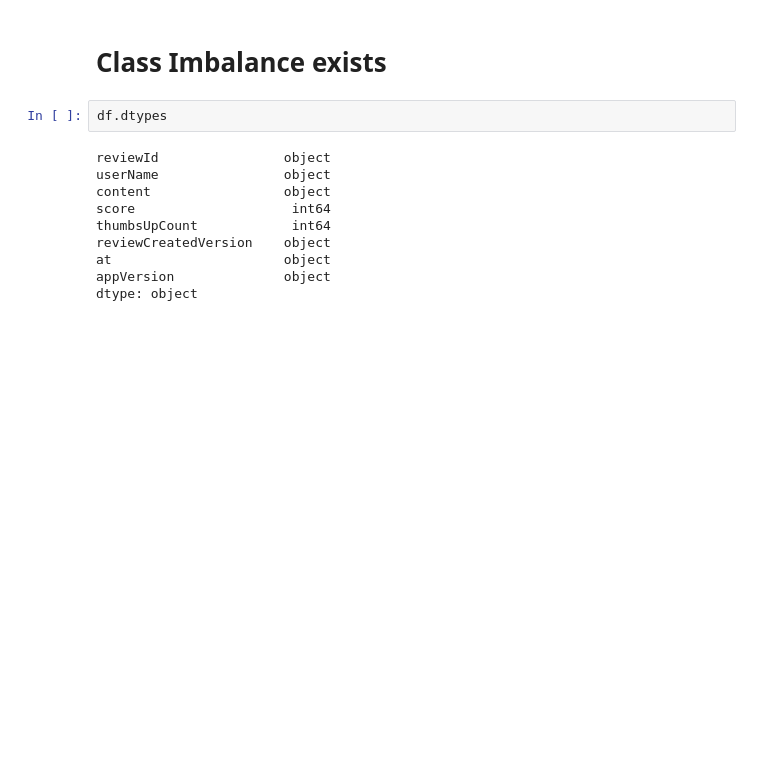
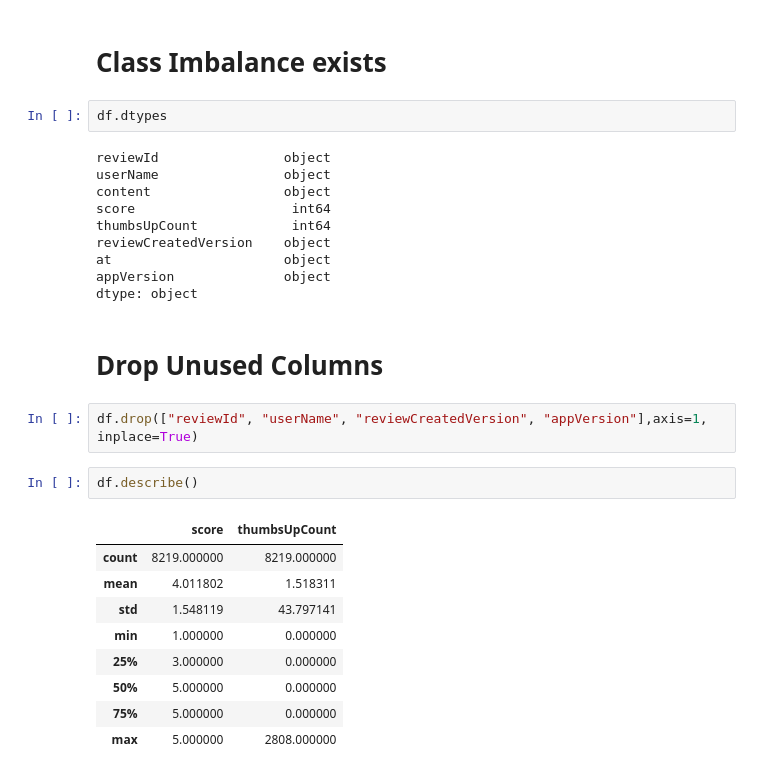
Before and after one commit to MaukanMir/NLP-Facebook-Sentiment-Analyis-2-, a Jupyter notebook: training.ipynb, the cells around one changed output. Drawn from its saved outputs; the diff is of its cells as text; blank space fills up the shorter version.

```diff
--- a/training.ipynb
+++ b/training.ipynb
@@ -94,3 +94,19 @@ reviewCreatedVersion    object
 at                      object
 appVersion              object
 dtype: object
+# %% [markdown]
+# Drop Unused Columns
+# %%
+df.drop(["reviewId", "userName", "reviewCreatedVersion", "appVersion"],axis=1, inplace=True)
+# %%
+df.describe()
+# %% [output]
+|  | score | thumbsUpCount |
+| count | 8219.000000 | 8219.000000 |
+| mean | 4.011802 | 1.518311 |
+| std | 1.548119 | 43.797141 |
+| min | 1.000000 | 0.000000 |
+| 25% | 3.000000 | 0.000000 |
+| 50% | 5.000000 | 0.000000 |
+| 75% | 5.000000 | 0.000000 |
+| max | 5.000000 | 2808.000000 |
```
